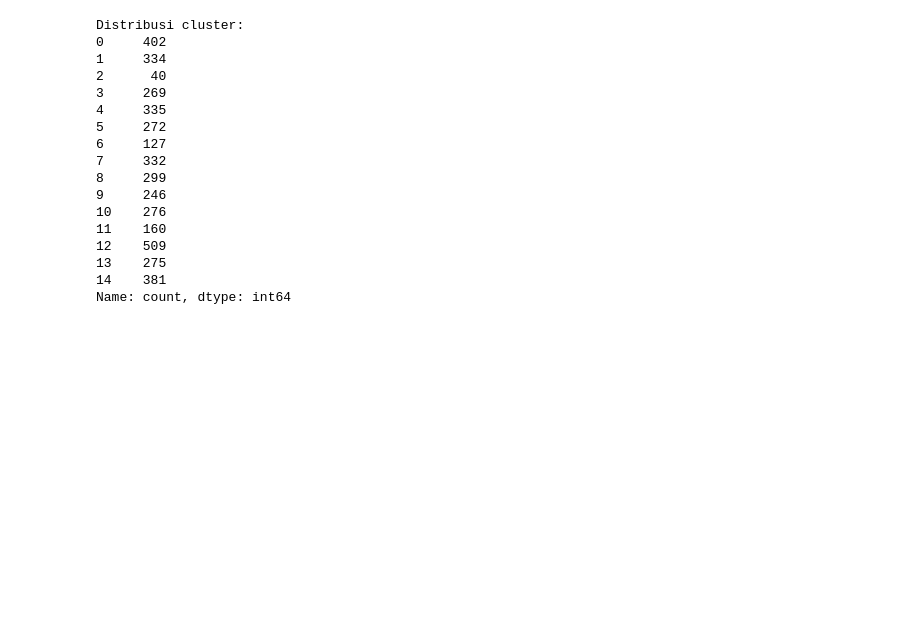
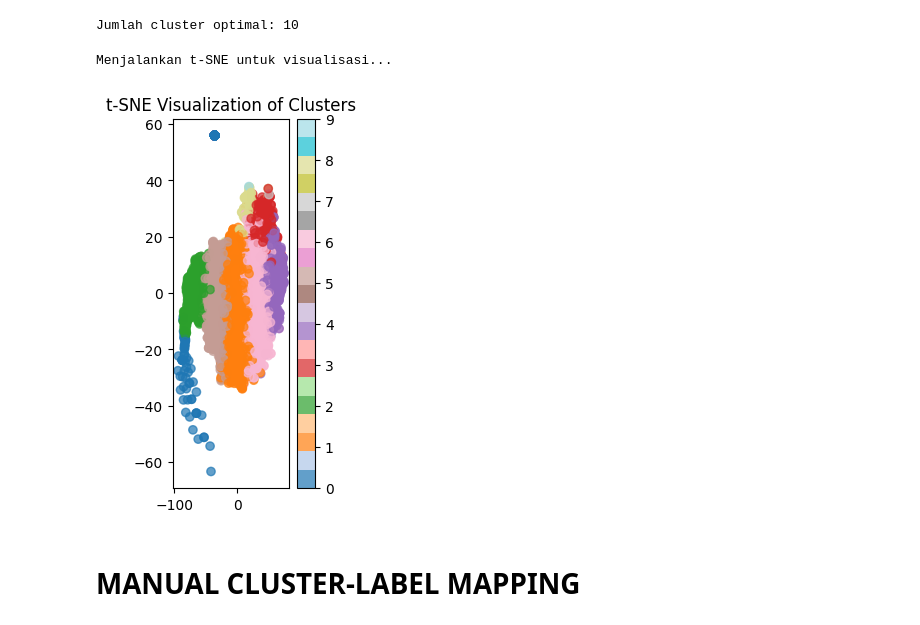
Before and after one commit to RexxS8/ACTION2025-DataMining-The3Ace, a Jupyter notebook: notebook.ipynb, the cells around one changed output. Cells and saved outputs as stored; diff of their text form; code cells hidden in the pictures; blank space fills up the shorter version.

```diff
--- a/notebook.ipynb
+++ b/notebook.ipynb
@@ -106,24 +162,27 @@ Memulai proses clustering...
 # %%
-# Analisis hasil clustering
-cluster_counts = pd.Series(cluster_labels).value_counts().sort_index()
-print("Distribusi cluster:")
-print(cluster_counts)
+# Gunakan K dengan silhouette score tertinggi
+optimal_k = k_range[np.argmax(silhouette_scores)]
+print(f"Jumlah cluster optimal: {optimal_k}")
+
+# Clustering dengan K optimal
+kmeans = KMeans(n_clusters=optimal_k, random_state=42, n_init=20)
+cluster_labels = kmeans.fit_predict(train_features_scaled)
 # %% [output]
-Distribusi cluster:
-0     402
-1     334
-2      40
-3     269
-4     335
-5     272
-6     127
-7     332
-8     299
-9     246
-10    276
-11    160
-12    509
-13    275
-14    381
-Name: count, dtype: int64
+Jumlah cluster optimal: 10
+# %%
+# Visualisasi dengan t-SNE (lebih baik dari PCA untuk clustering)
+print("Menjalankan t-SNE untuk visualisasi...")
+tsne = TSNE(n_components=2, random_state=42, perplexity=30)
+features_2d = tsne.fit_transform(train_features_scaled)
+
+plt.subplot(1, 3, 3)
+scatter = plt.scatter(features_2d[:, 0], features_2d[:, 1], c=cluster_labels, cmap='tab20', alpha=0.7)
+plt.colorbar(scatter)
+plt.title('t-SNE Visualization of Clusters')
+plt.show()
+# %% [output]
+Menjalankan t-SNE untuk visualisasi...
+[figure, added]
+# %% [markdown]
+# MANUAL CLUSTER-LABEL MAPPING
 # %%
```
Also changed, not shown: parts of 31 cells of this notebook, 6 other files.
